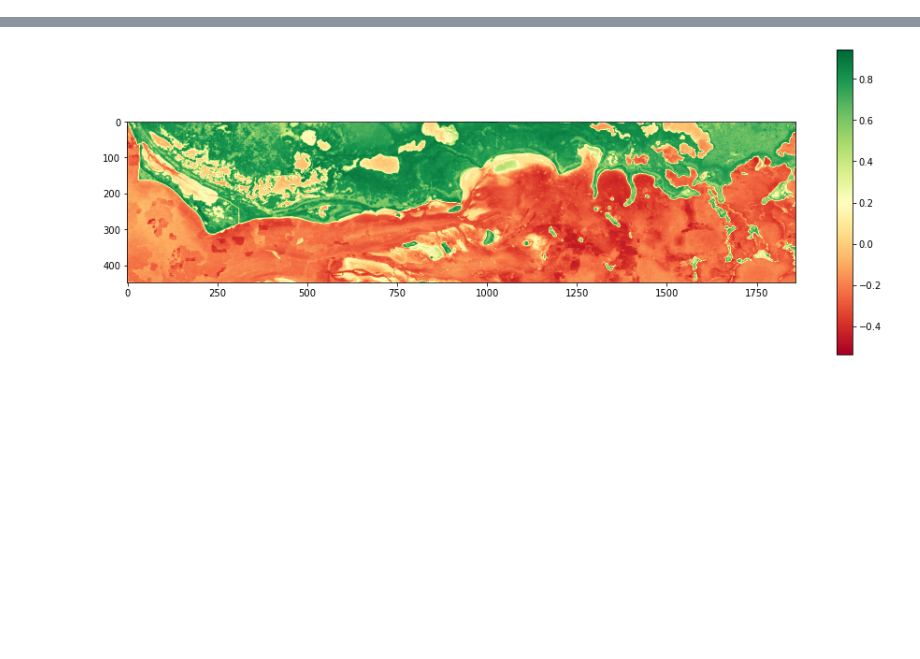
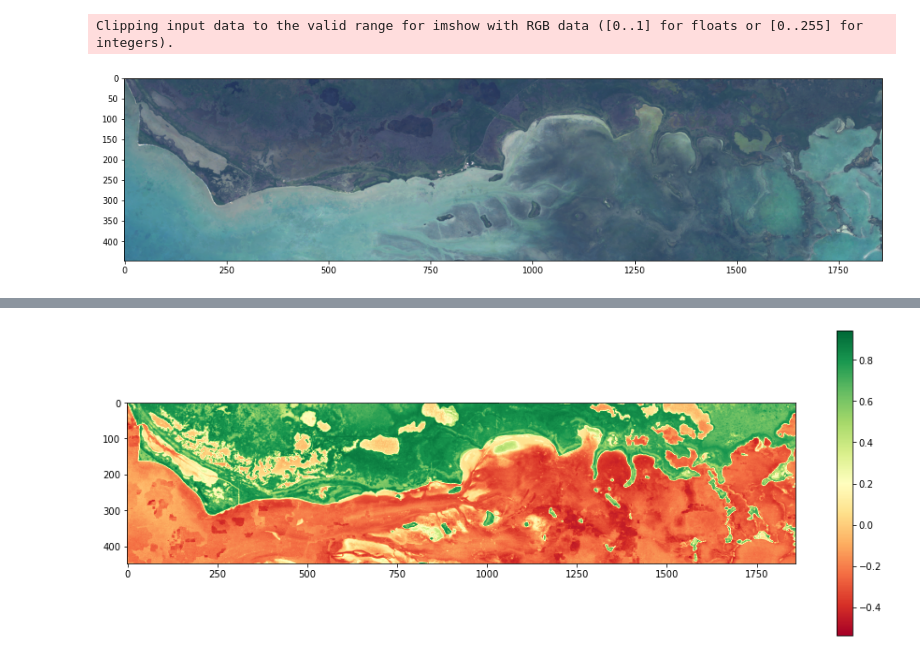
Before and after one commit to nkinnaird/MangroveClassification, a Jupyter notebook: code/test_images.ipynb, the cells around one changed output, grey strips where cells are left out. Cells and saved outputs as stored; diff of their text form; code cells hidden in the pictures; blank space fills up the shorter version.

Commit message:
Small tests with reading RGB images from simple composites.

```diff
--- a/code/test_images.ipynb
+++ b/code/test_images.ipynb
@@ -7,7 +10,11 @@ from rasterio.plot import show
 # %%
 # bands are B1 - B7, B8 is Mangroves, B9 is NVDI
-file = "../SatelliteImages/Florida_1_2000.tif"
+# file = "../SatelliteImages/Florida_1_2000.tif"
 # file = "../SatelliteImages/Florida_1_2020.tif"
+
+# file = "../SatelliteImages/Florida_1_2000_simple_composite.tif"
+# file = "../SatelliteImages/Florida_1_2020_simple_composite.tif"
+file = "../SatelliteImages/Florida_1_2020_L8_simple_composite.tif"
 
 
 # file = "../SatelliteImages/ndvi_test_30.tif"
@@ -17,3 +24,25 @@ file = "../SatelliteImages/Florida_1_2000.tif"
 # file = "../SatelliteImages/ndvi_test_with_float_bands.tif"
 # %%
 img = rasterio.open(file)
+# %%
+multiple = 4
+# red = img.read(3) * multiple
+# green = img.read(2) * multiple
+# blue = img.read(1) * multiple
+
+# print(red)
+
+red = img.read(4) * multiple
+green = img.read(3) * multiple
+blue = img.read(2) * multiple
+
+rgb = np.dstack((red, green, blue))
+
+plt.figure(figsize=(16,6))
+# plt.imshow(rgb, vmin=0.1, vmax=0.2)
+plt.imshow(rgb)
+# plt.colorbar()
+plt.show()
+# %% [output]
+Clipping input data to the valid range for imshow with RGB data ([0..1] for floats or [0..255] for integers).
+[figure, added]
```
Also changed, not shown: parts of 2 cells of this notebook.
